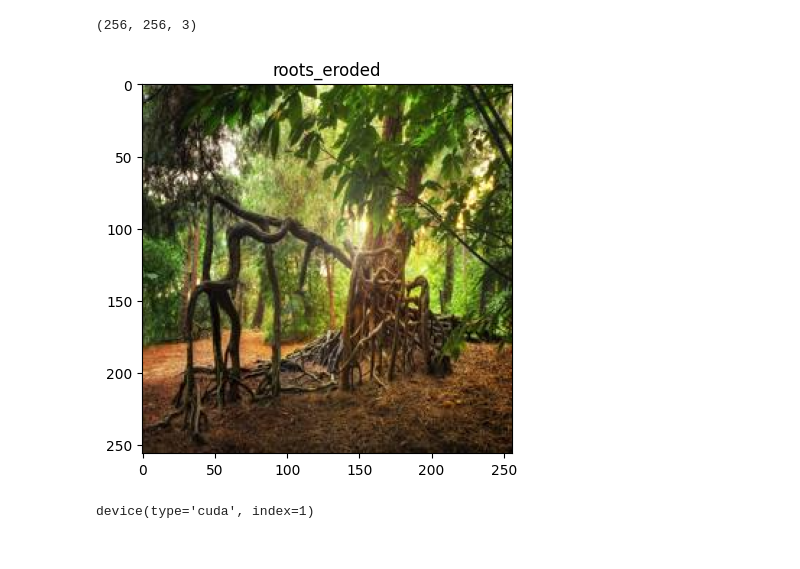
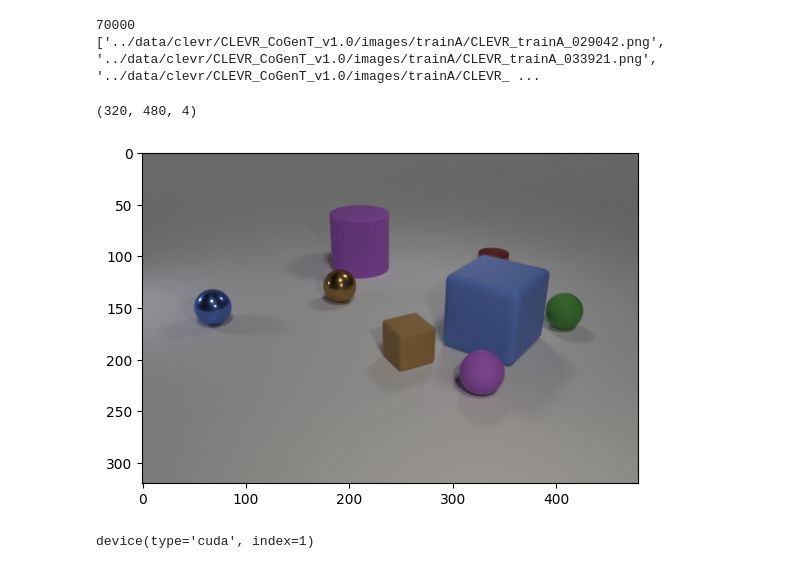
Before and after one commit to smb-h/iirbctf, a Jupyter notebook: notebooks/pytorch.ipynb, the cells around one changed output. Cells and saved outputs as stored; diff of their text form; code cells hidden in the pictures.

```diff
--- a/notebooks/pytorch.ipynb
+++ b/notebooks/pytorch.ipynb
@@ -92,11 +19,20 @@ df.head()
+# %%
+dataset_base_path = '../data/clevr/CLEVR_CoGenT_v1.0/images/'
+x_train = []
+for img in os.listdir(dataset_base_path + 'trainA'):
+    x_train.append(dataset_base_path + 'trainA/' + img)
+print(len(x_train))
+print(x_train[:5])
+# %% [output]
+70000
+['../data/clevr/CLEVR_CoGenT_v1.0/images/trainA/CLEVR_trainA_029042.png', '../data/clevr/CLEVR_CoGenT_v1.0/images/trainA/CLEVR_trainA_033921.png', '../data/clevr/CLEVR_CoGenT_v1.0/images/trainA/CLEVR_ ...
 # %%
-idx = random.randint(0, len(df))
-# show a random image with its category and adjective
-img = plt.imread(df['image'][idx])
-print(img.shape)
+idx = random.randint(0, len(x_train))
+img = plt.imread(x_train[idx])
+INPUT_SHAPE = img.shape
+print(INPUT_SHAPE)
 plt.imshow(img)
-plt.title(df['category'][idx] + '_' + df['adj'][idx])
 plt.show()
 # %% [output]
-(256, 256, 3)
+(320, 480, 4)
-[figure, old version]
+[figure, new version]
```
Also changed, not shown: parts of 27 cells of this notebook, 2 other files.
